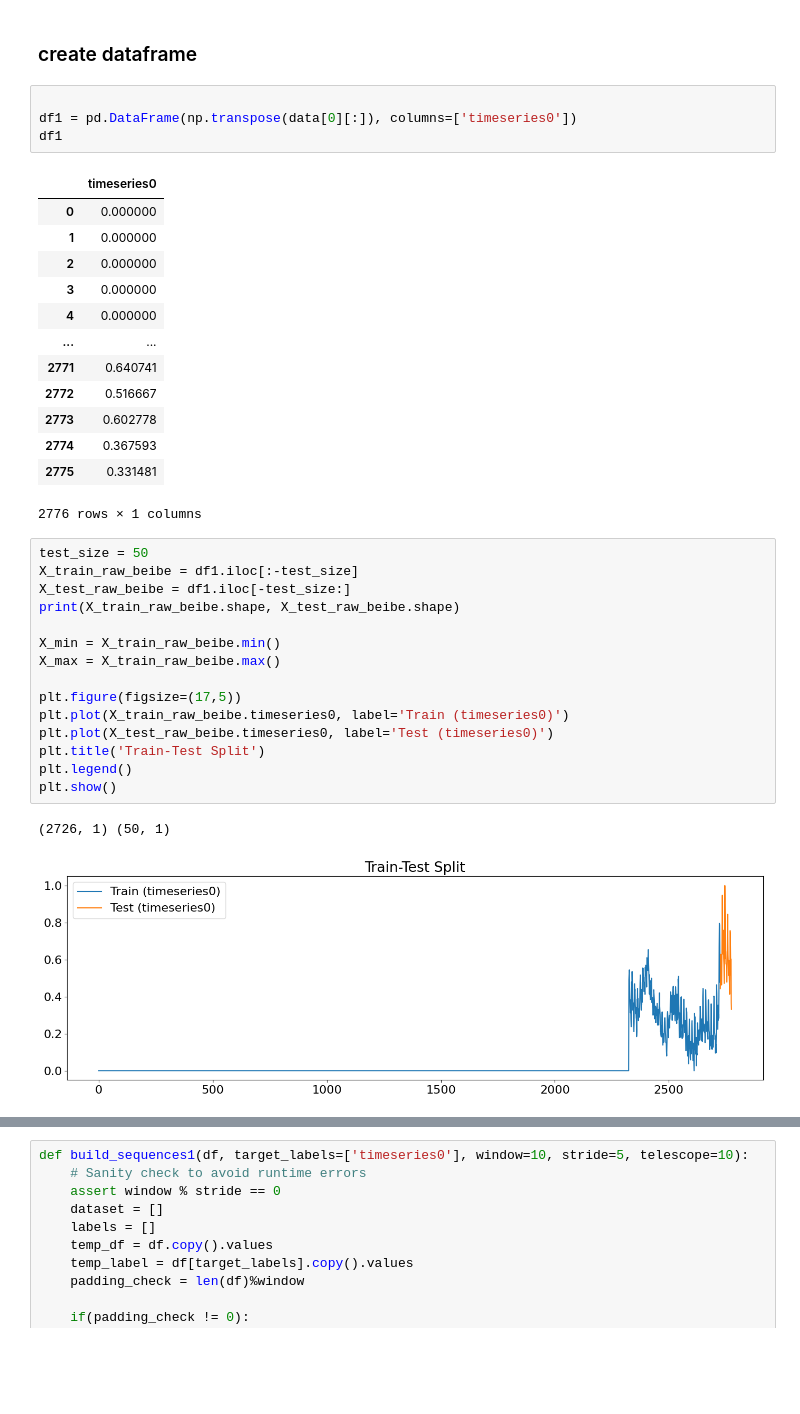
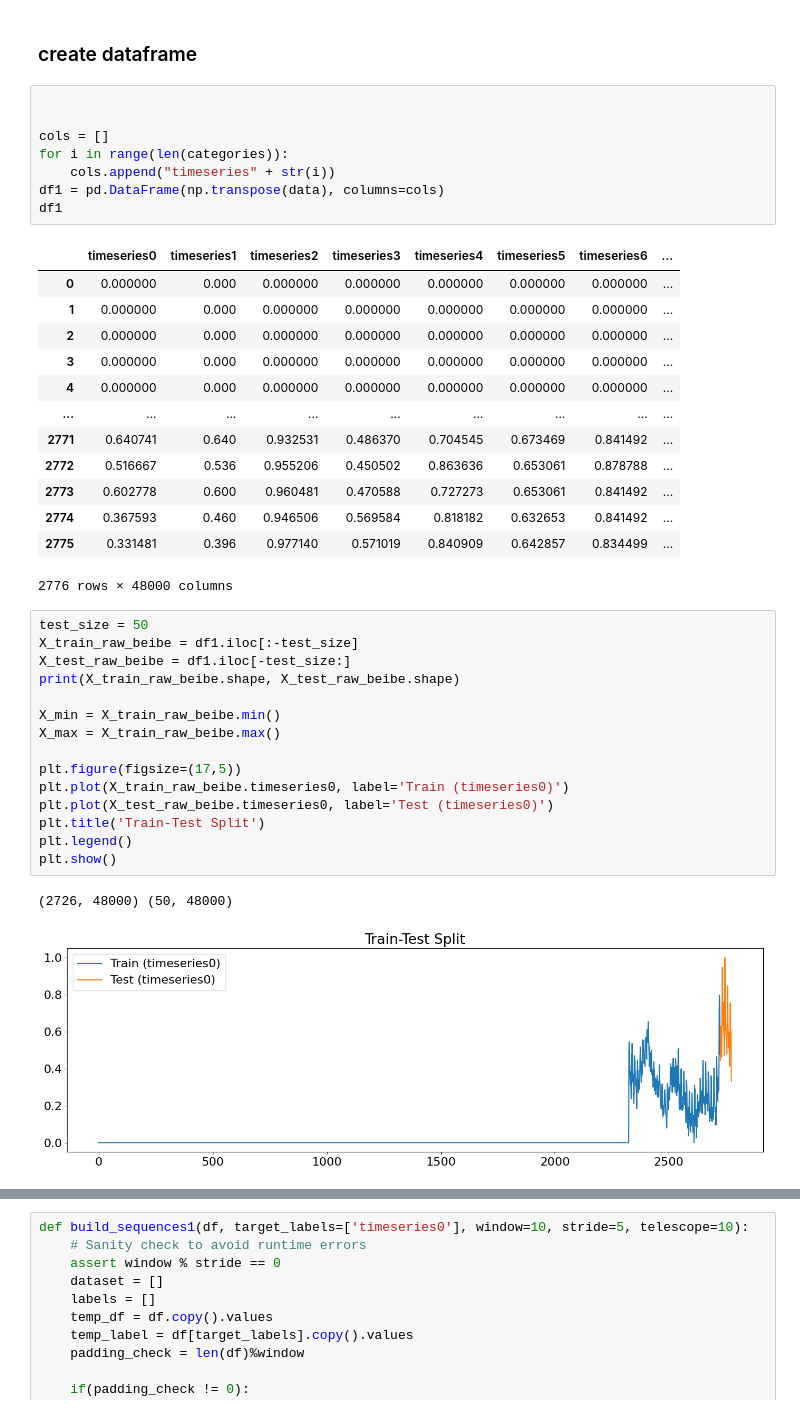
Before and after one commit to AlessandroSironi/AN2DL-Challenges-24, a Jupyter notebook: Challenge 2/notebooks/20231211_first_try-tomaso.ipynb, the cells around one changed output, grey strips where cells are left out. Saved outputs shown, nothing was run; the diff lists cells and outputs as text; blank space fills up the shorter version.

```diff
--- a/Challenge 2/notebooks/20231211_first_try-tomaso.ipynb
+++ b/Challenge 2/notebooks/20231211_first_try-tomaso.ipynb
@@ -54,22 +54,26 @@ Data loaded
 ### create dataframe
 # %%
 
-df1 = pd.DataFrame(np.transpose(data[0][:]), columns=['timeseries0'])
+
+cols = []
+for i in range(len(categories)):
+    cols.append("timeseries" + str(i))
+df1 = pd.DataFrame(np.transpose(data), columns=cols)
 df1
 # %% [output]
-|  | timeseries0 |
-| 0 | 0.000000 |
-| 1 | 0.000000 |
-| 2 | 0.000000 |
-| 3 | 0.000000 |
-| 4 | 0.000000 |
-| ... | ... |
-| 2771 | 0.640741 |
-| 2772 | 0.516667 |
-| 2773 | 0.602778 |
-| 2774 | 0.367593 |
-| 2775 | 0.331481 |
+|  | timeseries0 | timeseries1 | timeseries2 | timeseries3 | timeseries4 | timeseries5 | timeseries6 | ... |
+| 0 | 0.000000 | 0.000 | 0.000000 | 0.000000 | 0.000000 | 0.000000 | 0.000000 | ... |
+| 1 | 0.000000 | 0.000 | 0.000000 | 0.000000 | 0.000000 | 0.000000 | 0.000000 | ... |
+| 2 | 0.000000 | 0.000 | 0.000000 | 0.000000 | 0.000000 | 0.000000 | 0.000000 | ... |
+| 3 | 0.000000 | 0.000 | 0.000000 | 0.000000 | 0.000000 | 0.000000 | 0.000000 | ... |
+| 4 | 0.000000 | 0.000 | 0.000000 | 0.000000 | 0.000000 | 0.000000 | 0.000000 | ... |
+| ... | ... | ... | ... | ... | ... | ... | ... | ... |
+| 2771 | 0.640741 | 0.640 | 0.932531 | 0.486370 | 0.704545 | 0.673469 | 0.841492 | ... |
+| 2772 | 0.516667 | 0.536 | 0.955206 | 0.450502 | 0.863636 | 0.653061 | 0.878788 | ... |
+| 2773 | 0.602778 | 0.600 | 0.960481 | 0.470588 | 0.727273 | 0.653061 | 0.841492 | ... |
+| 2774 | 0.367593 | 0.460 | 0.946506 | 0.569584 | 0.818182 | 0.632653 | 0.841492 | ... |
+| 2775 | 0.331481 | 0.396 | 0.977140 | 0.571019 | 0.840909 | 0.642857 | 0.834499 | ... |
-2776 rows × 1 columns
+2776 rows × 48000 columns
 # %%
 test_size = 50
 X_train_raw_beibe = df1.iloc[:-test_size]
@@ -86,7 +90,7 @@ plt.title('Train-Test Split')
 plt.legend()
 plt.show()
 # %% [output]
-(2726, 1) (50, 1)
+(2726, 48000) (50, 48000)
 [figure]
 # %%
 window = 10
```
Also changed, not shown: parts of 4 cells of this notebook, 1 other file.
